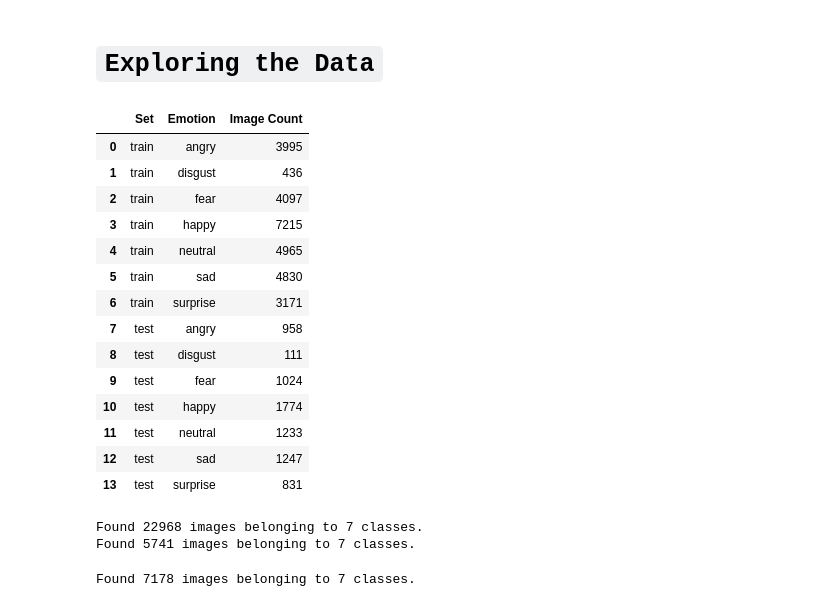
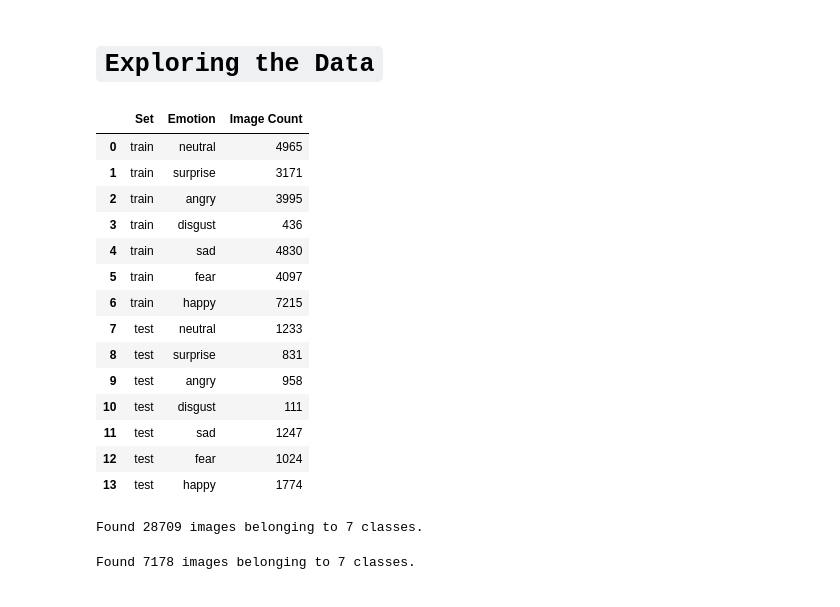
Before and after one commit to Sainath-10/Emotion_Detection_from_Faces_Project, a Jupyter notebook: Emotion_Detection_from_Faces_Project.ipynb, the cells around one changed output. Cells and saved outputs as stored; diff of their text form; code cells hidden in the pictures.

```diff
--- a/Emotion_Detection_from_Faces_Project.ipynb
+++ b/Emotion_Detection_from_Faces_Project.ipynb
@@ -70,36 +72,36 @@ warnings.filterwarnings("ignore")
 # %%
 import os
 import pandas as pd
 
-base_path = "Emotion Detection from Faces Dataset"
+base_path = "Data"
 
 data = []
 
 for folder in ["train", "test"]:
     folder_path = base_path + "/" + folder
     for emotion in os.listdir(folder_path):
         emotion_path = folder_path + "/" + emotion
         count = len(os.listdir(emotion_path))
         data.append({"Set": folder, "Emotion": emotion, "Image Count": count})
 
 df = pd.DataFrame(data)
 df
 # %% [output]
 |  | Set | Emotion | Image Count |
-| 0 | train | angry | 3995 |
-| 1 | train | disgust | 436 |
-| 2 | train | fear | 4097 |
-| 3 | train | happy | 7215 |
-| 4 | train | neutral | 4965 |
-| 5 | train | sad | 4830 |
-| 6 | train | surprise | 3171 |
-| 7 | test | angry | 958 |
-| 8 | test | disgust | 111 |
-| 9 | test | fear | 1024 |
-| 10 | test | happy | 1774 |
-| 11 | test | neutral | 1233 |
-| 12 | test | sad | 1247 |
-| 13 | test | surprise | 831 |
+| 0 | train | neutral | 4965 |
+| 1 | train | surprise | 3171 |
+| 2 | train | angry | 3995 |
+| 3 | train | disgust | 436 |
+| 4 | train | sad | 4830 |
+| 5 | train | fear | 4097 |
+| 6 | train | happy | 7215 |
+| 7 | test | neutral | 1233 |
+| 8 | test | surprise | 831 |
+| 9 | test | angry | 958 |
+| 10 | test | disgust | 111 |
+| 11 | test | sad | 1247 |
+| 12 | test | fear | 1024 |
+| 13 | test | happy | 1774 |
 # %%
 IMG_HEIGHT = 48
 IMG_WIDTH = 48
@@ -110,35 +113,21 @@ batch_size = 32
 
 train_datagen = ImageDataGenerator(
     rescale=1./255,
-    rotation_range=30,
-    width_shift_range=0.2,
-    height_shift_range=0.2,
-    shear_range=0.2,
-    zoom_range=0.2,
+    rotation_range=20,
+    width_shift_range=0.1,
+    height_shift_range=0.1,
+    zoom_range=0.15,
     horizontal_flip=True,
-    validation_split = 0.2,
+    brightness_range=[0.8, 1.2],
     fill_mode='nearest'
 )
 
-validation_datagen = ImageDataGenerator(rescale = 1./255,
-                                         validation_split = 0.2)
+train_data = train_datagen.flow_from_directory(
+    directory = "Data/train",
+    target_size = (IMG_HEIGHT, IMG_WIDTH),
+    batch_size = BATCH_SIZE,
+    class_mode = "categorical",
+)
+# %% [output]
+Found 28709 images belonging to 7 classes.
-# %%
-train_data = train_datagen.flow_from_directory(
-    directory = "Emotion Detection from Faces Dataset/train",
-    target_size = (IMG_HEIGHT, IMG_WIDTH),
-    batch_size = batch_size,
-    class_mode = "categorical",
-    subset = "training"
-)
-
-val_data = train_datagen.flow_from_directory(
-    directory = "Emotion Detection from Faces Dataset/train",
-    target_size = (IMG_HEIGHT, IMG_WIDTH),
-    batch_size = batch_size,
-    class_mode = "categorical",
-    subset = "validation"
-)
-# %% [output]
-Found 22968 images belonging to 7 classes.
-Found 5741 images belonging to 7 classes.
 # %%
```
Also changed, not shown: parts of 31 cells of this notebook.
